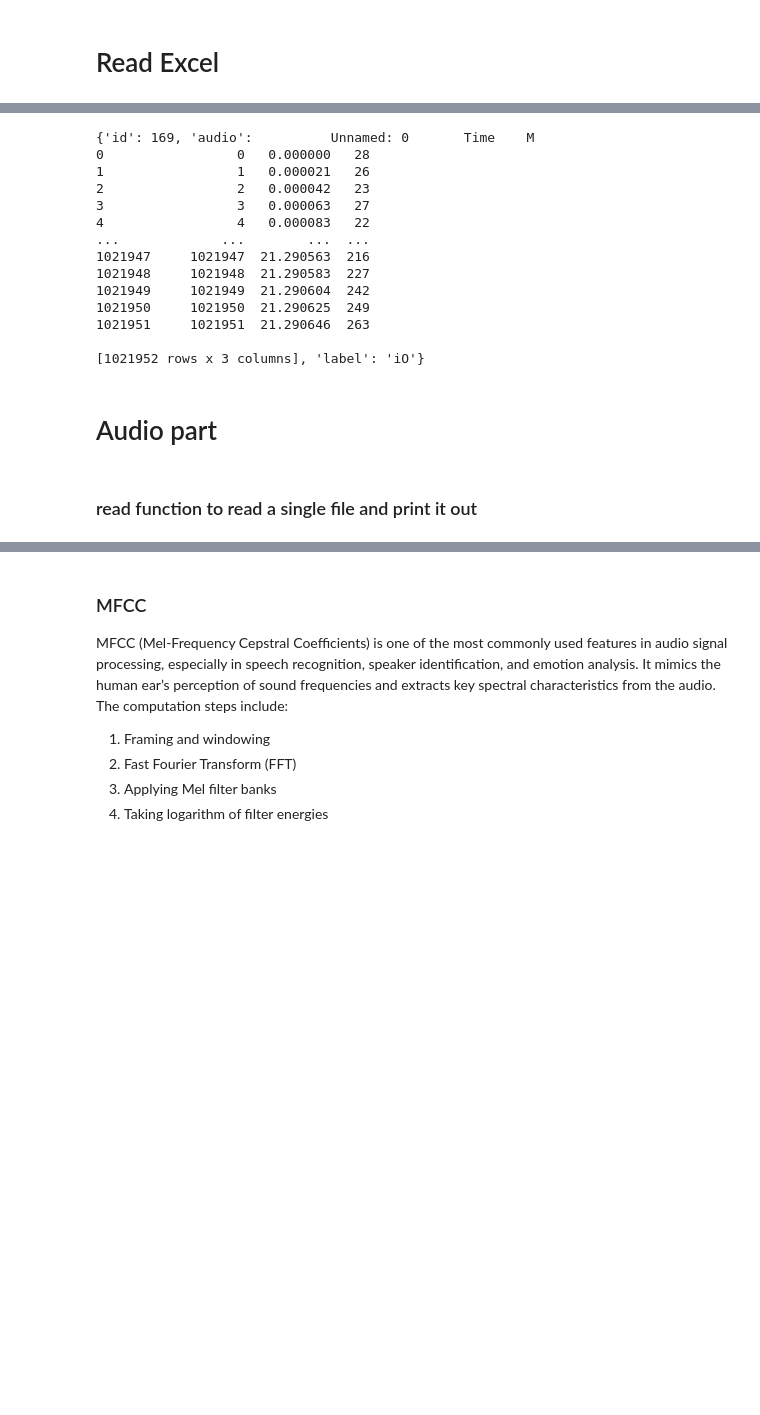
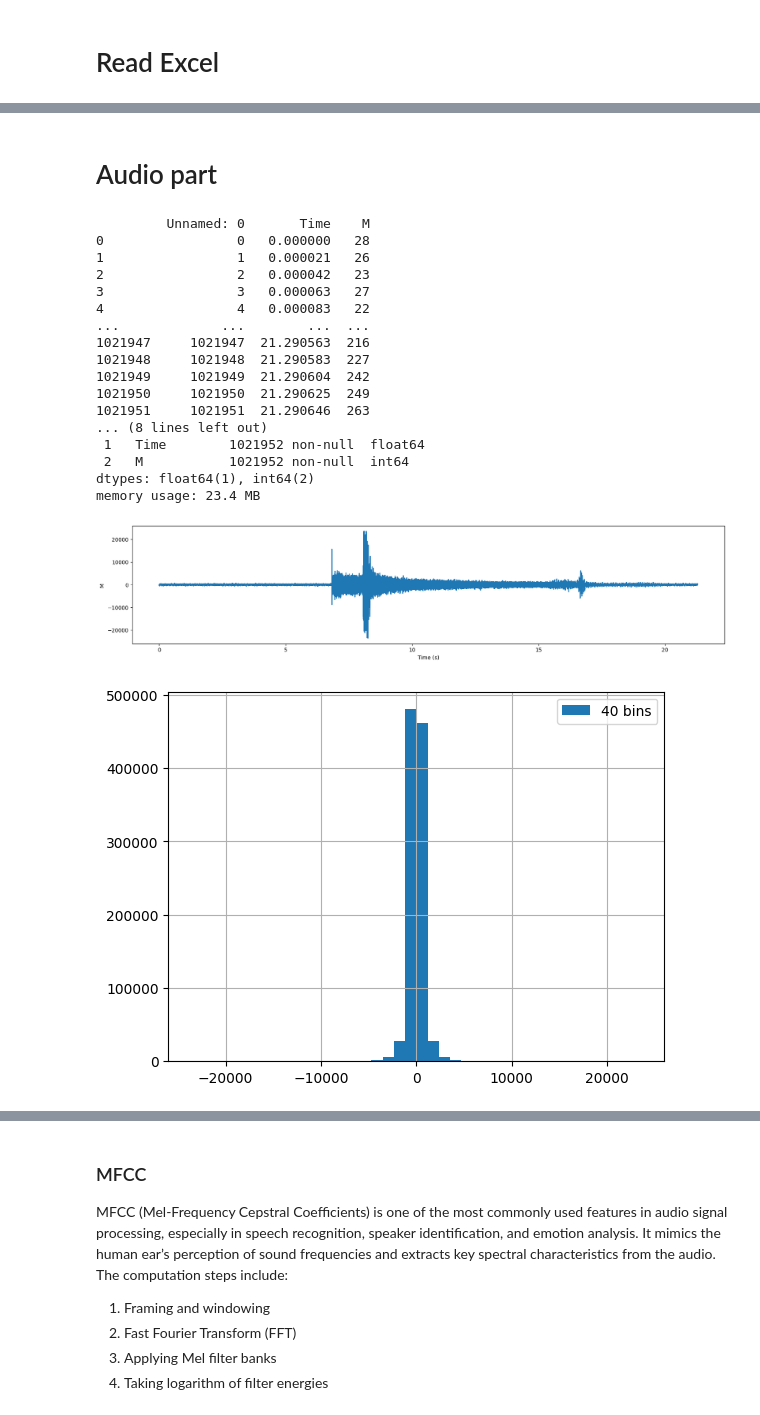
Before and after one commit to mingxin0532/Predictive-Quality-in-Additive-Manufacturing, a Jupyter notebook: PQAM.ipynb, the cells around one changed output, grey strips where cells are left out. Drawn from its saved outputs; the diff is of its cells as text; code cells hidden in the pictures; blank space fills up the shorter version.

```diff
--- a/PQAM.ipynb
+++ b/PQAM.ipynb
@@ -106,48 +115,41 @@ Index(['Unnamed: 0', 'Number of Measurement', 'Experiment', 'Process',
-# %%
-print(audio_list_with_labels[0])
-# %% [output]
-{'id': 169, 'audio':          Unnamed: 0       Time    M
-0                 0   0.000000   28
-1                 1   0.000021   26
-2                 2   0.000042   23
-3                 3   0.000063   27
-4                 4   0.000083   22
-...             ...        ...  ...
-1021947     1021947  21.290563  216
-1021948     1021948  21.290583  227
-1021949     1021949  21.290604  242
-1021950     1021950  21.290625  249
-1021951     1021951  21.290646  263
-
-[1021952 rows x 3 columns], 'label': 'iO'}
 # %% [markdown]
 # Audio part
-# %% [markdown]
-### read function to read a single file and print it out
 # %%
 # read single file
-#file_path = os.path.join(Audio_path,"169.csv")
-#df = pd.read_csv(file_path)
+file_path = os.path.join(Audio_path,"169.csv")
+df = pd.read_csv(file_path)
 #pd.set_option('display.max_rows', None)
-def ReadSingleAudio(id_Audio):
-    for sample in audio_list_with_labels:
+pd.reset_option('display.max_rows')
+plt.figure(figsize=(20, 4))
+print(df)
+df.info()
+x = df["Time"]
+y = df["M"]
+plt.plot(x,y)
+plt.xlabel("Time (s)")
+plt.ylabel("M ")
+plt.show()
 
-        if sample['id'] == id_Audio:
-
-            df = pd.DataFrame({
-                "Measurement": sample['audio']['M'],
-                "Time":sample['audio']['Time'],
-
-                })
-
-            print(df)
-            #df.info()
-            x = df["Time"]
-            y = df["Measurement"]
-            plt.figure(figsize=(30, 4))
-            plt.plot(x,y)
-
-            plt.xlabel("Time (s)")
-            plt.ylabel("Measurement ")
-            plt.title(f" Audio ID : {id_Audio} | Label :{sample['label']}")
-            plt.show()
+df["M"].hist(bins = 40, label= '40 bins')
+plt.legend()
+plt.show()
+# %% [output]
+         Unnamed: 0       Time    M
+0                 0   0.000000   28
+1                 1   0.000021   26
+2                 2   0.000042   23
+3                 3   0.000063   27
+4                 4   0.000083   22
+...             ...        ...  ...
+1021947     1021947  21.290563  216
+1021948     1021948  21.290583  227
+1021949     1021949  21.290604  242
+1021950     1021950  21.290625  249
+1021951     1021951  21.290646  263
+... (8 lines left out)
+ 1   Time        1021952 non-null  float64
+ 2   M           1021952 non-null  int64
+dtypes: float64(1), int64(2)
+memory usage: 23.4 MB
+[figure, added]
+[figure, added]
```
Also changed, not shown: parts of 29 cells of this notebook.
